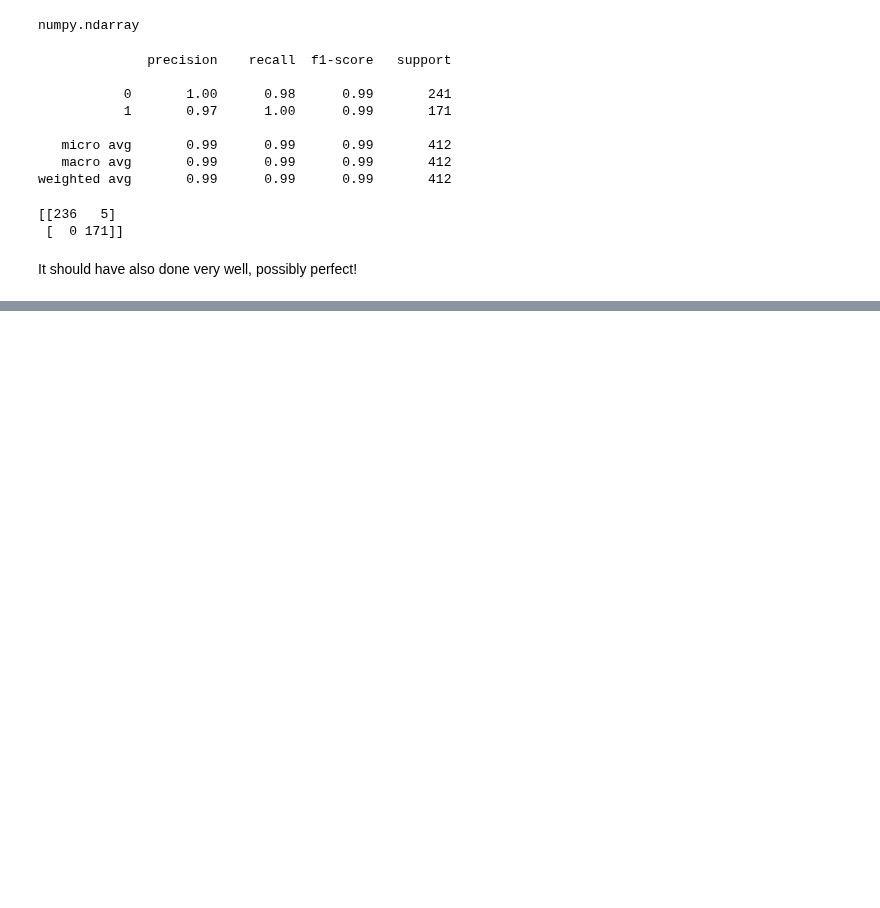
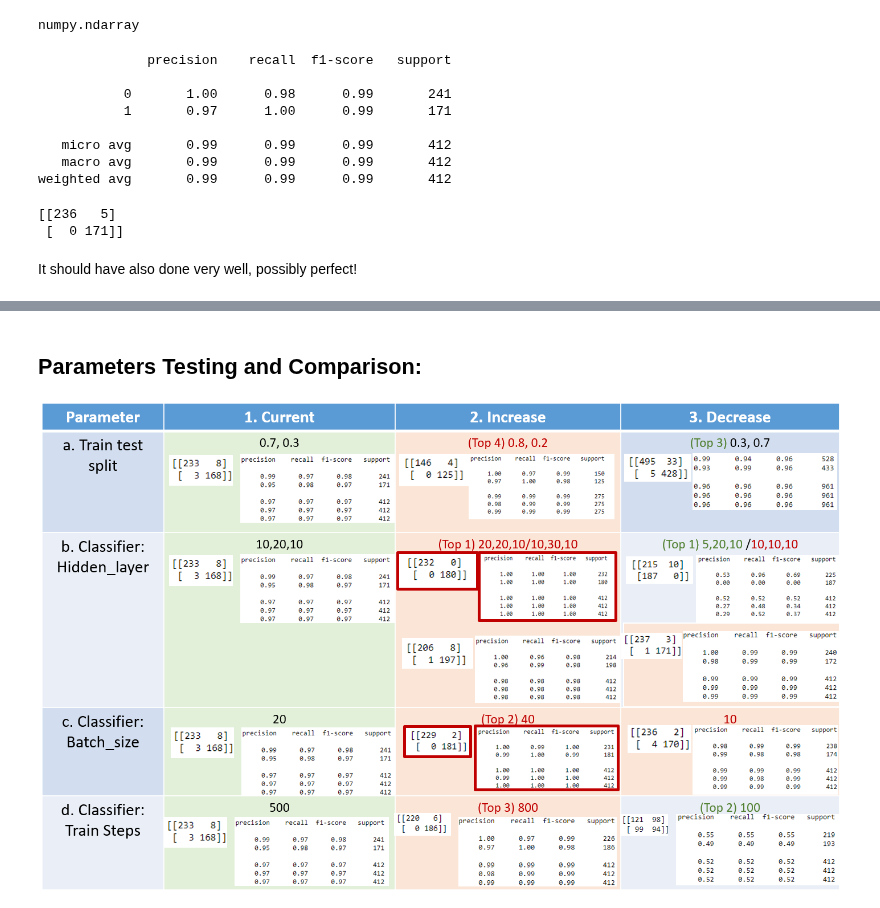
Before and after one commit to ziweifan177/Data_Science_Pilot, a Jupyter notebook: [Projects and Testing] Data Science & Machine Learning/Bank Note-Tensorflow/Bank authentic-tensorflow.ipynb, the cells around one changed output, grey strips where cells are left out. Saved outputs shown, nothing was run; the diff lists cells and outputs as text; code cells hidden in the pictures; blank space fills up the shorter version.

```diff
--- a/[Projects and Testing] Data Science & Machine Learning/Bank Note-Tensorflow/Bank authentic-tensorflow.ipynb
+++ b/[Projects and Testing] Data Science & Machine Learning/Bank Note-Tensorflow/Bank authentic-tensorflow.ipynb
@@ -255,0 +984,6 @@ It should have also done very well, possibly perfect!
+# %% [markdown]
+## Parameters Testing and Comparison:
+# %%
+Image(filename='../../Image/parameter.png')
+# %% [output]
+[figure, added]
```
Also changed, not shown: parts of 113 cells of this notebook.
